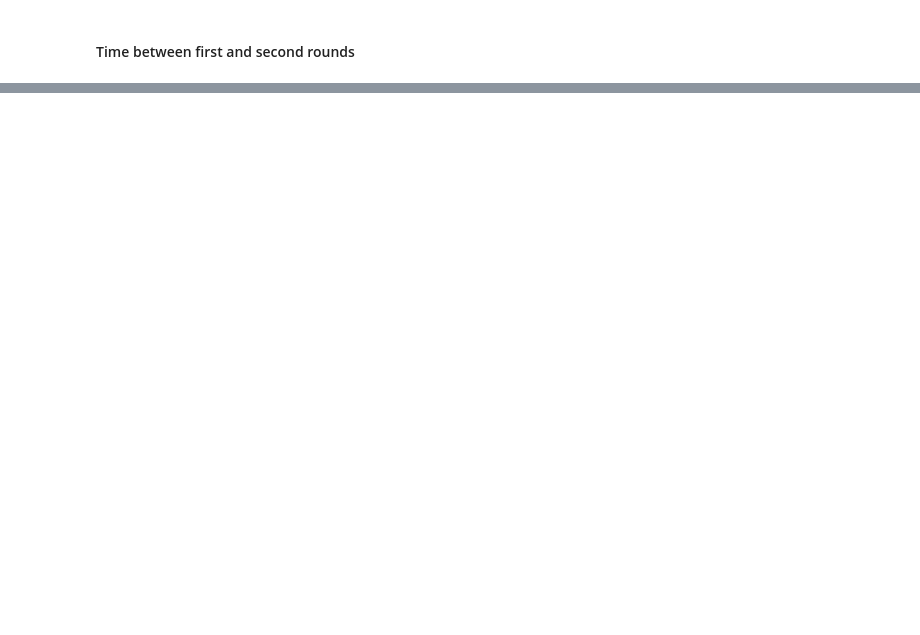
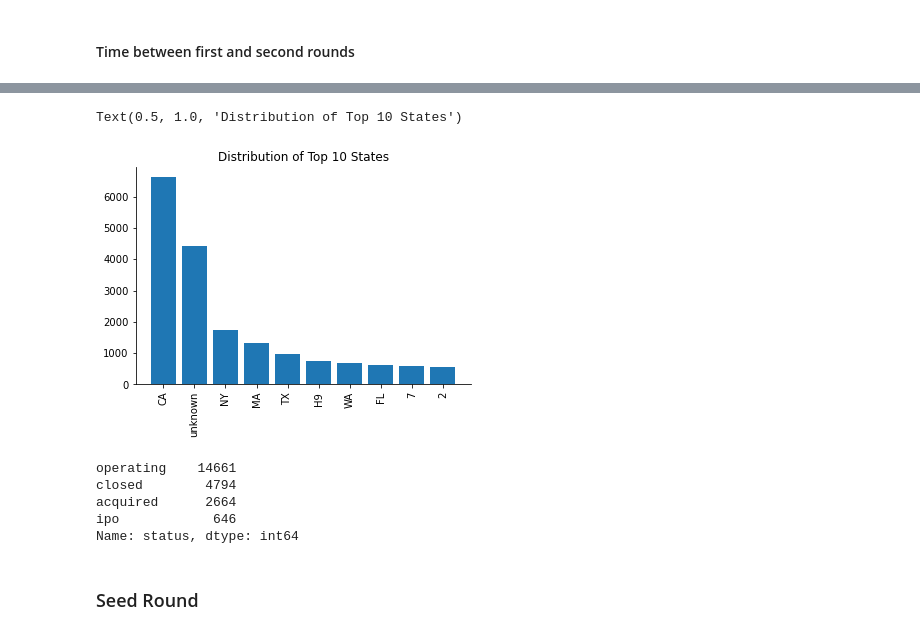
Before and after one commit to jbpatty/project-3, a Jupyter notebook: startup_prediction_cleaning.ipynb, the cells around one changed output, grey strips where cells are left out. Cells and saved outputs as stored; diff of their text form; code cells hidden in the pictures; blank space fills up the shorter version.

```diff
--- a/startup_prediction_cleaning.ipynb
+++ b/startup_prediction_cleaning.ipynb
@@ -366,0 +457,15 @@ for company in clean_rounds_df.company_name.unique():
+# %%
+# Check out states since most of the companies are US based
+# Fill empty states with 'unknown'
+nonoperating_companies_df.state_code.fillna('unknown', inplace=True)
+# %%
+# Check out state distribution
+state_dist = nonoperating_companies_df.groupby(
+    'state_code').size().sort_values(ascending=False)
+plt.bar(state_dist[0:10].index, height=state_dist[0:10].values)
+plt.xticks(rotation=90)
+sns.despine()
+plt.title('Distribution of Top 10 States')
+# %% [output]
+Text(0.5, 1.0, 'Distribution of Top 10 States')
+[figure, added]
@@ -366,0 +480,10 @@ for company in clean_rounds_df.company_name.unique():
+# %%
+nonoperating_companies_df[nonoperating_companies_df.funding_rounds == 1].status.value_counts()
+# %% [output]
+operating    14661
+closed        4794
+acquired      2664
+ipo            646
+Name: status, dtype: int64
+# %% [markdown]
+### Seed Round
```
Also changed, not shown: parts of 49 cells of this notebook.
